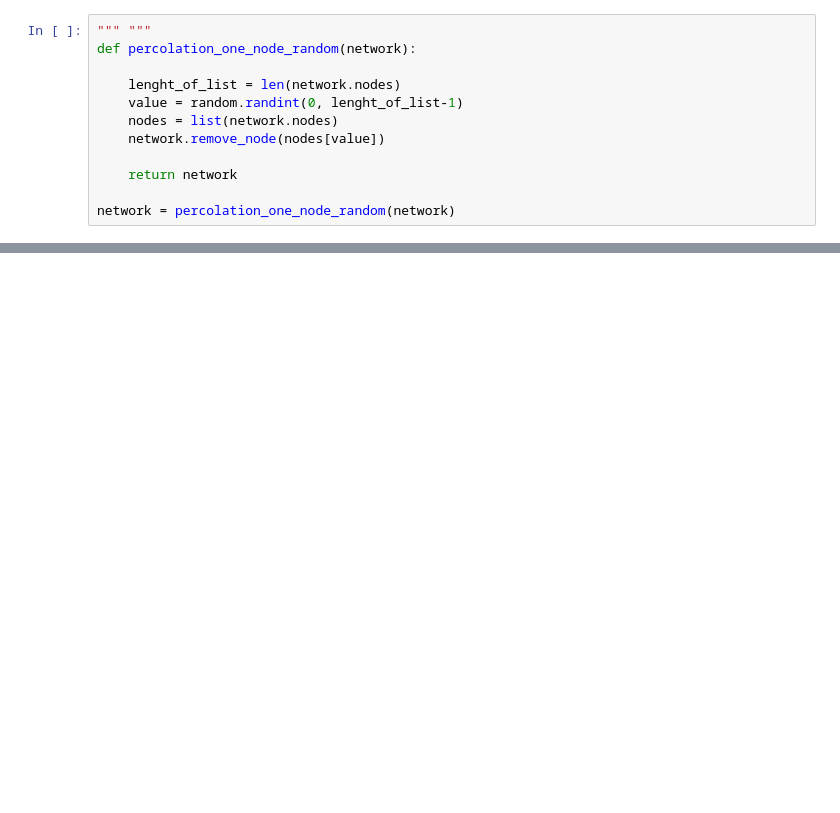
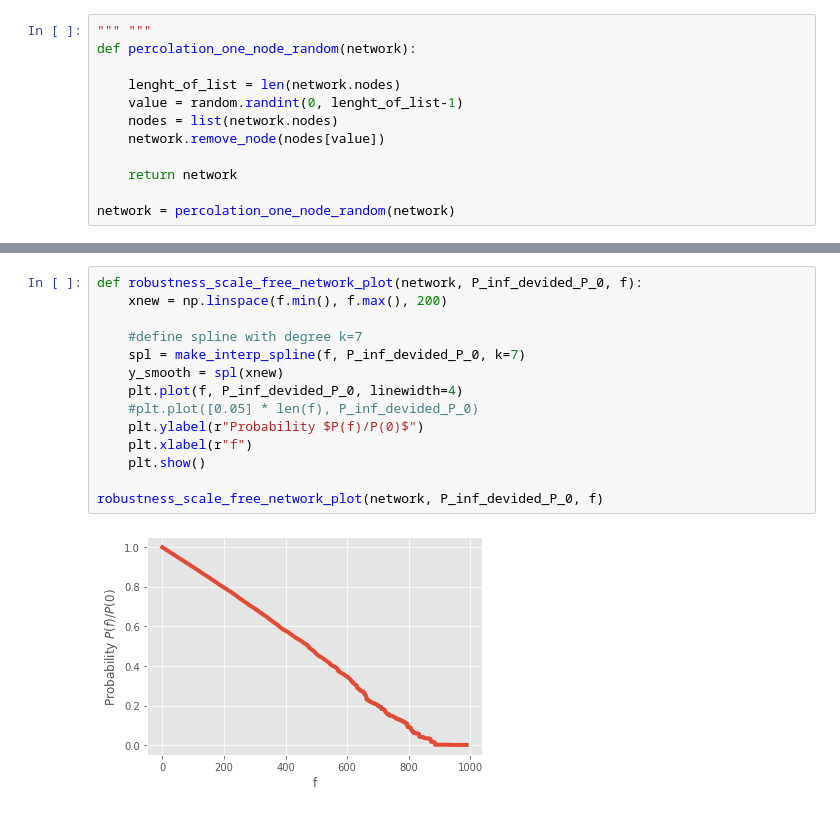
Before and after one commit to Big-data-Group-97/Learning-From-Netwok-Project-, a Jupyter notebook: LearnigFromNetwork.ipynb, the cells around one changed output, grey strips where cells are left out. Drawn from its saved outputs; the diff is of its cells as text; blank space fills up the shorter version.

Commit message:
Funzione per fare check della robustness

```diff
--- a/LearnigFromNetwork.ipynb
+++ b/LearnigFromNetwork.ipynb
@@ -117,0 +121,16 @@ IndentationError: expected an indented block (<ipython-input-280-44b4157ad01e>,
+# %%
+def robustness_scale_free_network_plot(network, P_inf_devided_P_0, f):
+    xnew = np.linspace(f.min(), f.max(), 200)
+
+    #define spline with degree k=7
+    spl = make_interp_spline(f, P_inf_devided_P_0, k=7)
+    y_smooth = spl(xnew)
+    plt.plot(f, P_inf_devided_P_0, linewidth=4)
+    #plt.plot([0.05] * len(f), P_inf_devided_P_0)
+    plt.ylabel(r"Probability $P(f)/P(0)$")
+    plt.xlabel(r"f")
+    plt.show()
+
+robustness_scale_free_network_plot(network, P_inf_devided_P_0, f)
+# %% [output]
+[figure, added]
```
Also changed, not shown: parts of 6 cells of this notebook.
